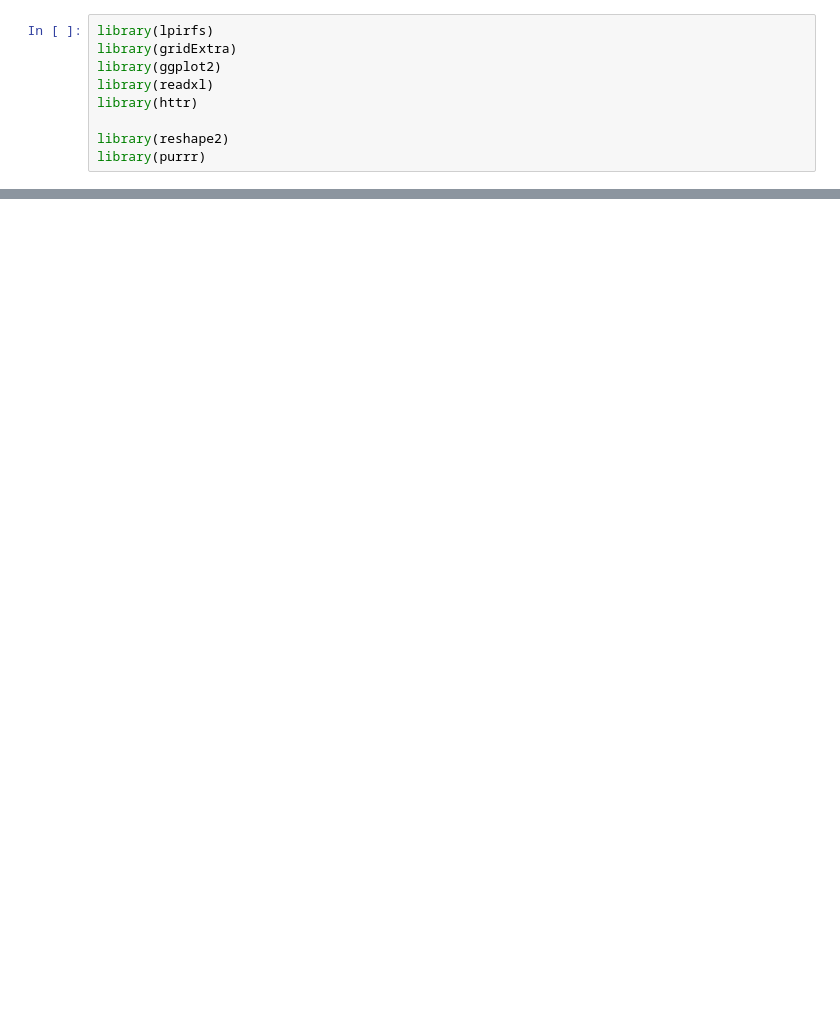
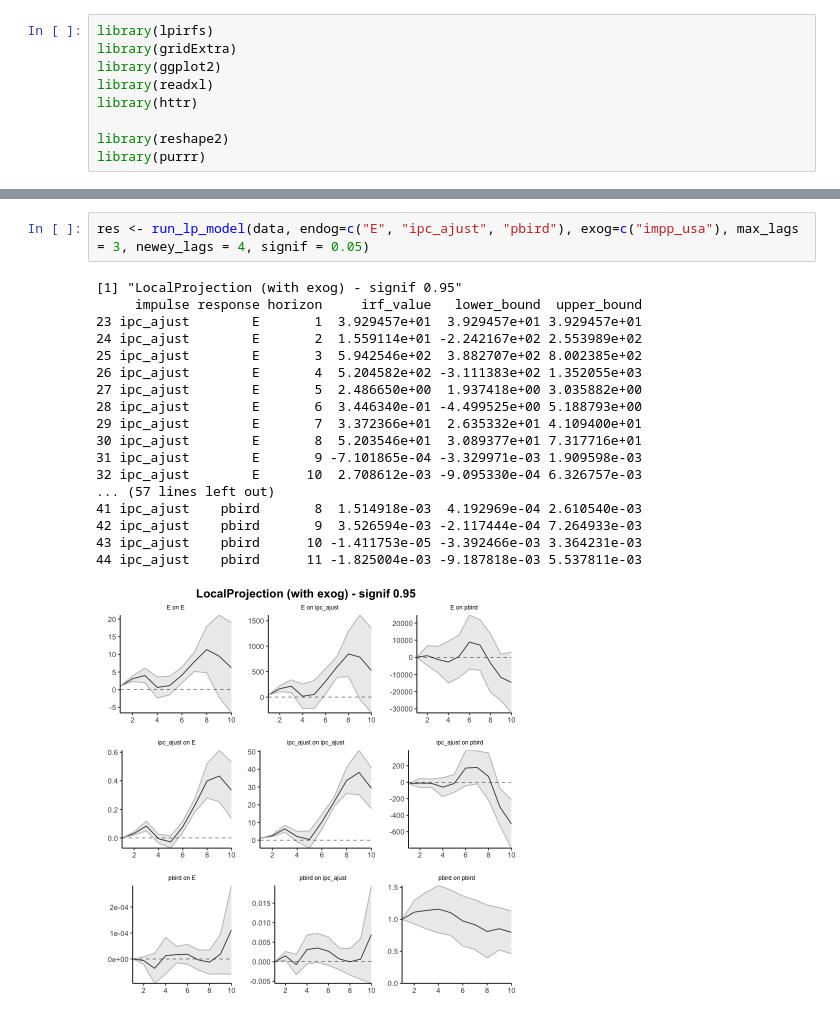
Before and after one commit to mbarrena/tesis, a Jupyter notebook: r_experiments/r_exps.ipynb, the cells around one changed output, grey strips where cells are left out. Saved outputs shown, nothing was run; the diff lists cells and outputs as text; blank space fills up the shorter version.

```diff
--- a/r_experiments/r_exps.ipynb
+++ b/r_experiments/r_exps.ipynb
@@ -157,3 +172,24 @@ Response [https://raw.githubusercontent.com/mbarrena/tesis/refs/heads/main/data/
+# %%
+res <- run_lp_model(data, endog=c("E", "ipc_ajust", "pbird"), exog=c("impp_usa"), max_lags = 3, newey_lags = 4, signif = 0.05)
+# %% [output]
+[1] "LocalProjection (with exog) - signif 0.95"
+     impulse response horizon     irf_value   lower_bound  upper_bound
+23 ipc_ajust        E       1  3.929457e+01  3.929457e+01 3.929457e+01
+24 ipc_ajust        E       2  1.559114e+01 -2.242167e+02 2.553989e+02
+25 ipc_ajust        E       3  5.942546e+02  3.882707e+02 8.002385e+02
+26 ipc_ajust        E       4  5.204582e+02 -3.111383e+02 1.352055e+03
+27 ipc_ajust        E       5  2.486650e+00  1.937418e+00 3.035882e+00
+28 ipc_ajust        E       6  3.446340e-01 -4.499525e+00 5.188793e+00
+29 ipc_ajust        E       7  3.372366e+01  2.635332e+01 4.109400e+01
+30 ipc_ajust        E       8  5.203546e+01  3.089377e+01 7.317716e+01
+31 ipc_ajust        E       9 -7.101865e-04 -3.329971e-03 1.909598e-03
+32 ipc_ajust        E      10  2.708612e-03 -9.095330e-04 6.326757e-03
+... (57 lines left out)
+41 ipc_ajust    pbird       8  1.514918e-03  4.192969e-04 2.610540e-03
+42 ipc_ajust    pbird       9  3.526594e-03 -2.117444e-04 7.264933e-03
+43 ipc_ajust    pbird      10 -1.411753e-05 -3.392466e-03 3.364231e-03
+44 ipc_ajust    pbird      11 -1.825004e-03 -9.187818e-03 5.537811e-03
+[figure, added]
 # %%
 res <- run_lp_model(data, endog=c("E", "ipc_ajust", "pbird"), exog=c("impp_usa"), max_lags = 3, newey_lags = 4, signif = 0.05, cumulative=TRUE)
 #run_lp_model(data, endog=c("E", "ipc_ajust", "pbird"), exog=c("impp_usa"), max_lags = 3, newey_lags = 4, signif = 0.32)
```
Also changed, not shown: parts of 4 cells of this notebook.
